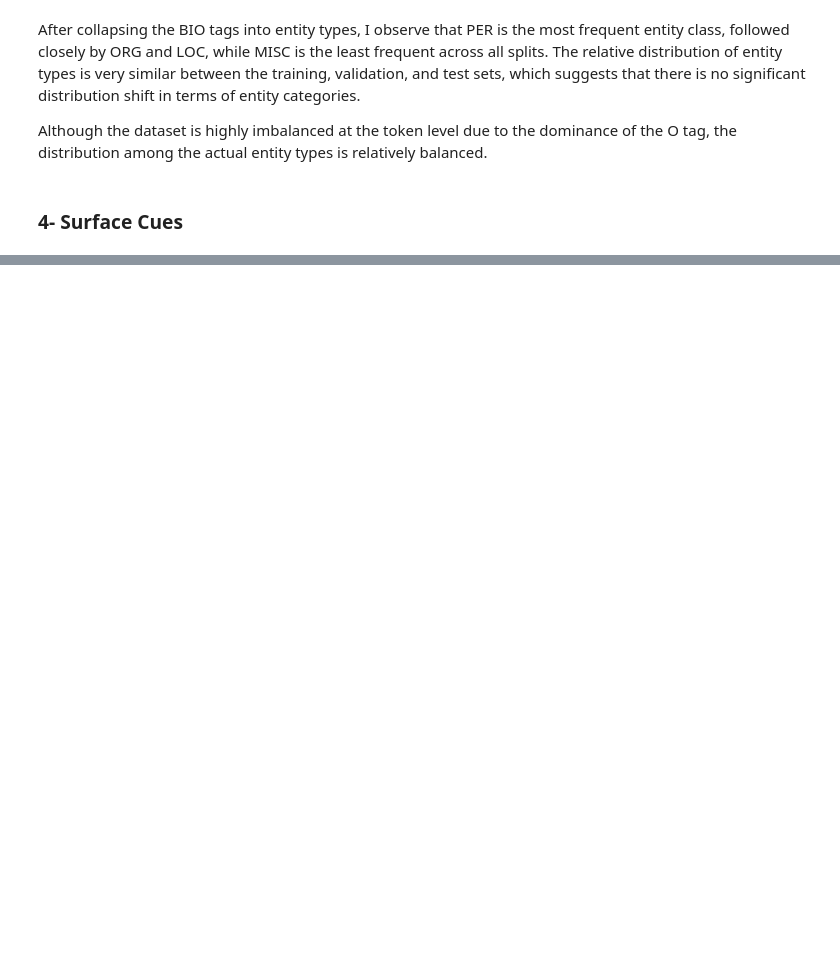
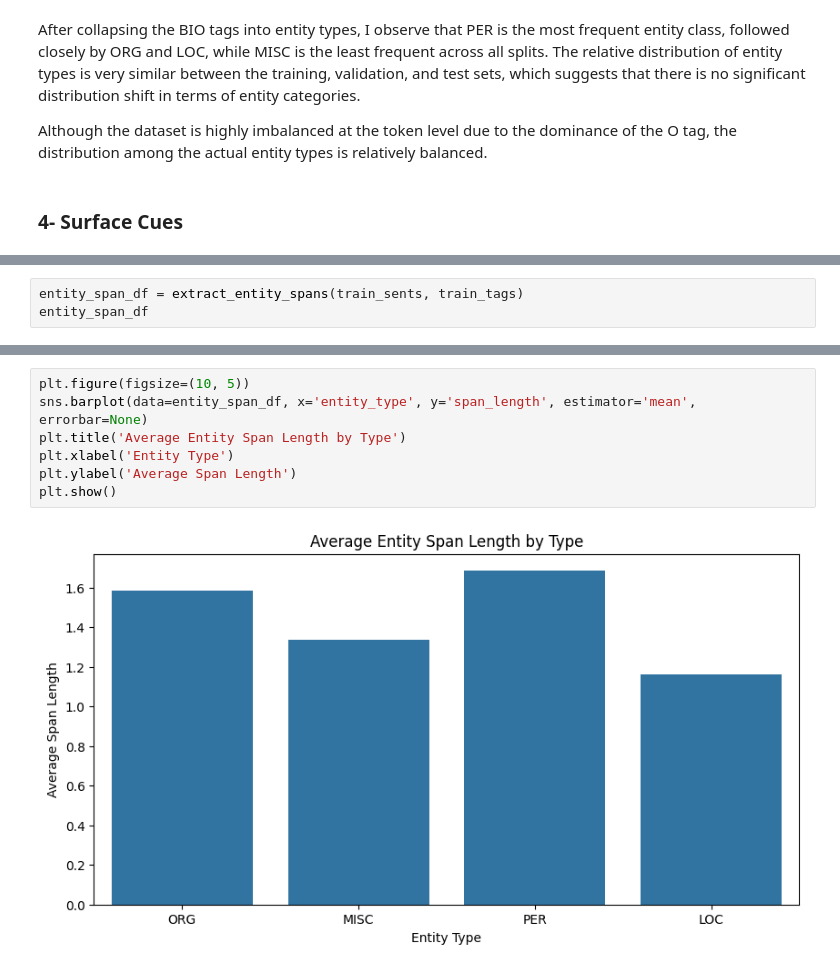
Before and after one commit to Efemirkan/ner-comparison-project, a Jupyter notebook: notebooks/00_data_exploration.ipynb, the cells around one changed output, grey strips where cells are left out. Cells and saved outputs as stored; diff of their text form; blank space fills up the shorter version.

Commit message:
Entity span analysis and surface cues completed. Also, some basic statanalysis updated.

```diff
--- a/notebooks/00_data_exploration.ipynb
+++ b/notebooks/00_data_exploration.ipynb
@@ -422,0 +525,3 @@ Although the dataset is highly imbalanced at the token level due to the dominanc
+# %%
+entity_span_df = extract_entity_spans(train_sents, train_tags)
+entity_span_df
@@ -422,0 +580,9 @@ Although the dataset is highly imbalanced at the token level due to the dominanc
+# %%
+plt.figure(figsize=(10, 5))
+sns.barplot(data=entity_span_df, x='entity_type', y='span_length', estimator='mean', errorbar=None)
+plt.title('Average Entity Span Length by Type')
+plt.xlabel('Entity Type')
+plt.ylabel('Average Span Length')
+plt.show()
+# %% [output]
+[figure, added]
```
Also changed, not shown: parts of 29 cells of this notebook, 3 other files.
